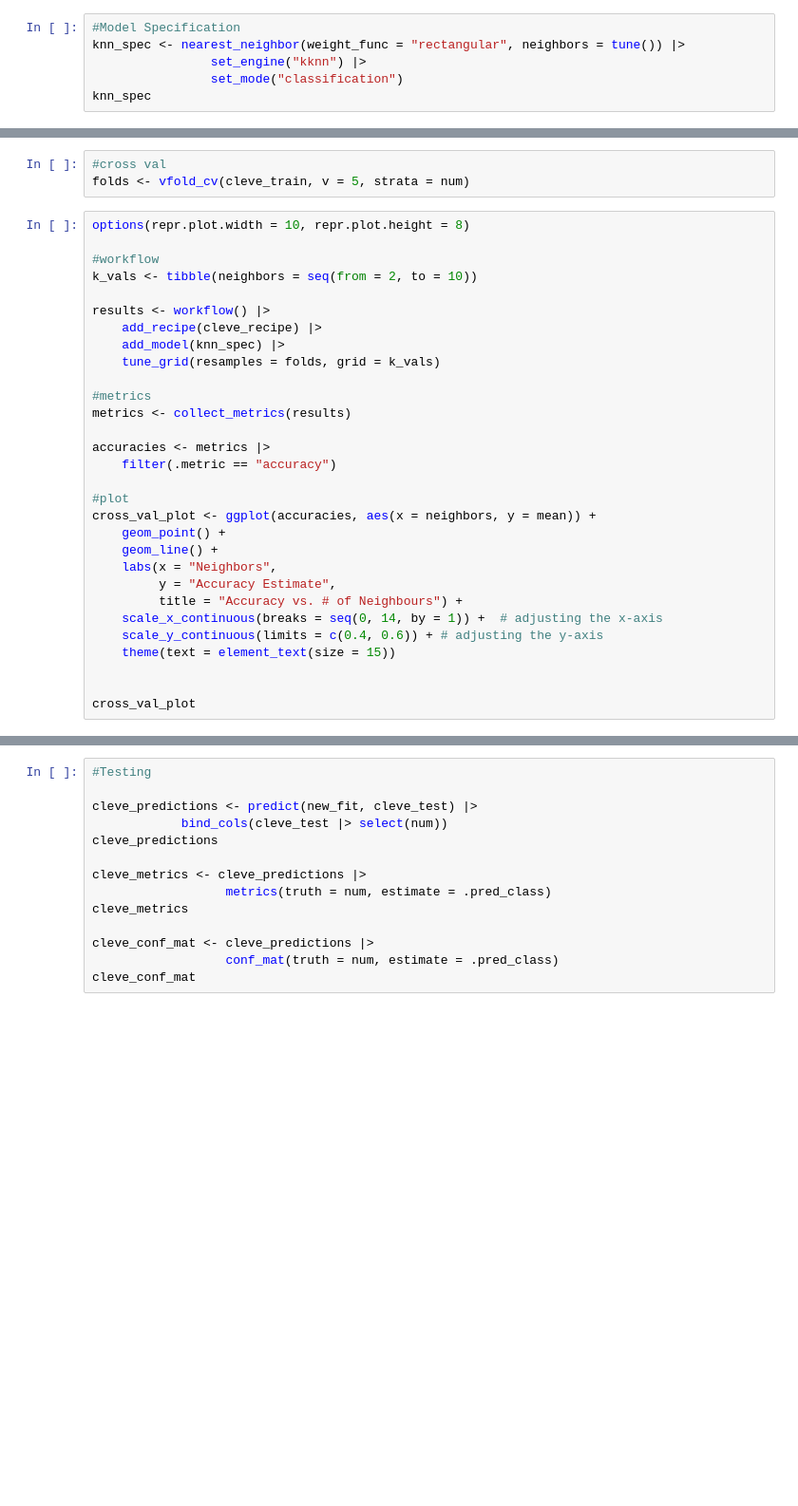
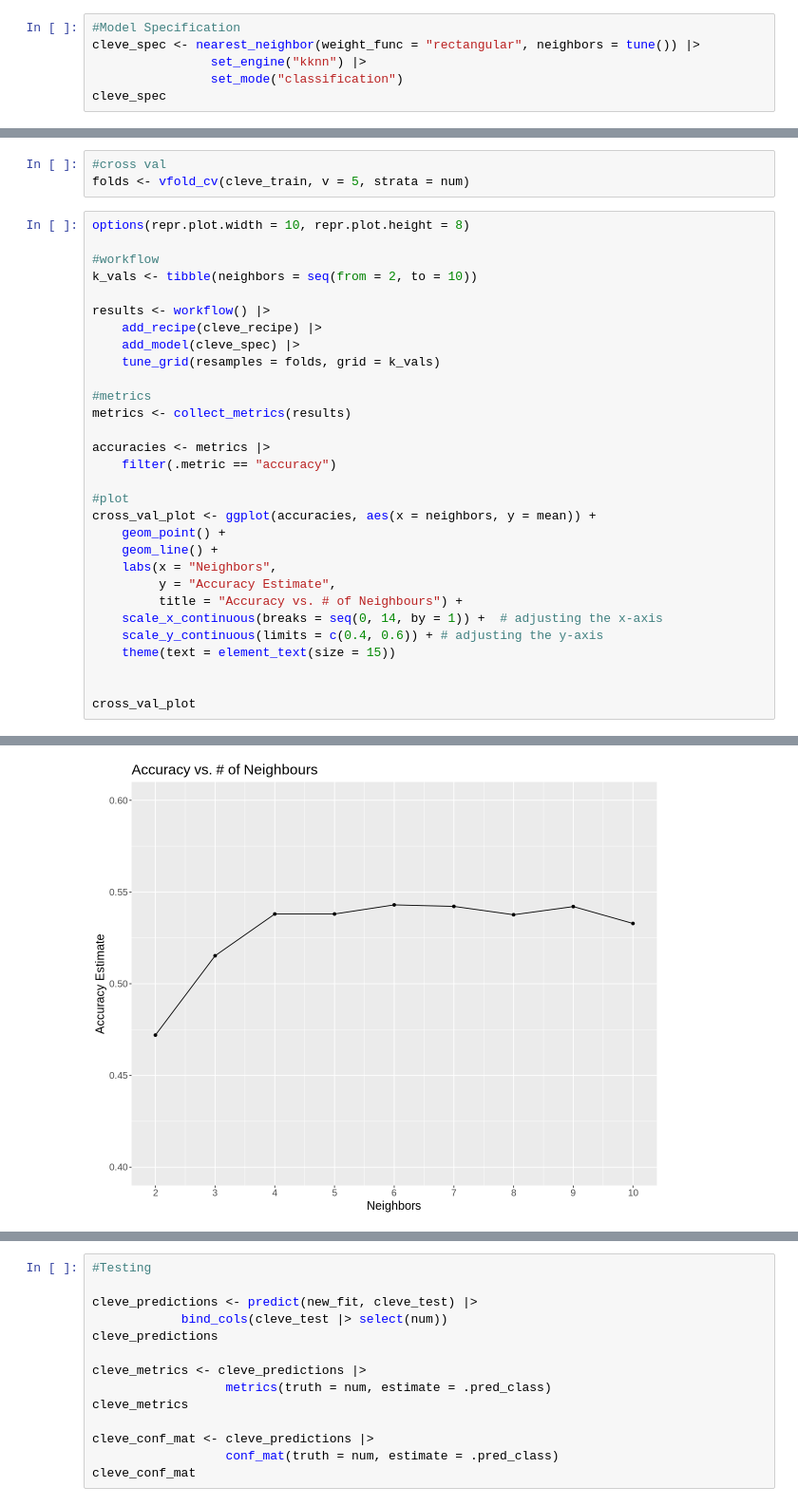
Before and after one commit to xiangxichen11/DSCI-100-project-group-29, a Jupyter notebook: group_proposal.ipynb, the cells around one changed output, grey strips where cells are left out. Shown at 95% size. Cells and saved outputs as stored; diff of their text form; blank space fills up the shorter version.

```diff
--- a/group_proposal.ipynb
+++ b/group_proposal.ipynb
@@ -170,10 +164,10 @@ First, as seen above, we make a recipe with the predictors we wish to use. We se
 After, as seen below, we specify the model for tuning to find the best k-values to use for classification.
 # %%
 #Model Specification
-knn_spec <- nearest_neighbor(weight_func = "rectangular", neighbors = tune()) |>
+cleve_spec <- nearest_neighbor(weight_func = "rectangular", neighbors = tune()) |>
                 set_engine("kknn") |>
                 set_mode("classification")
-knn_spec
+cleve_spec
 # %% [output]
 K-Nearest Neighbor Model Specification (classification)
 
@@ -195,7 +189,7 @@ k_vals <- tibble(neighbors = seq(from = 2, to = 10))
 
 results <- workflow() |>
     add_recipe(cleve_recipe) |>
-    add_model(knn_spec) |>
+    add_model(cleve_spec) |>
     tune_grid(resamples = folds, grid = k_vals)
 
 #metrics
@@ -222 +221,2 @@ ERROR: Error in tibble(neighbors = seq(from = 2, to = 10)): could not find funct
+[figure, added]
 # %% [markdown]
```
Also changed, not shown: parts of 10 cells of this notebook.
